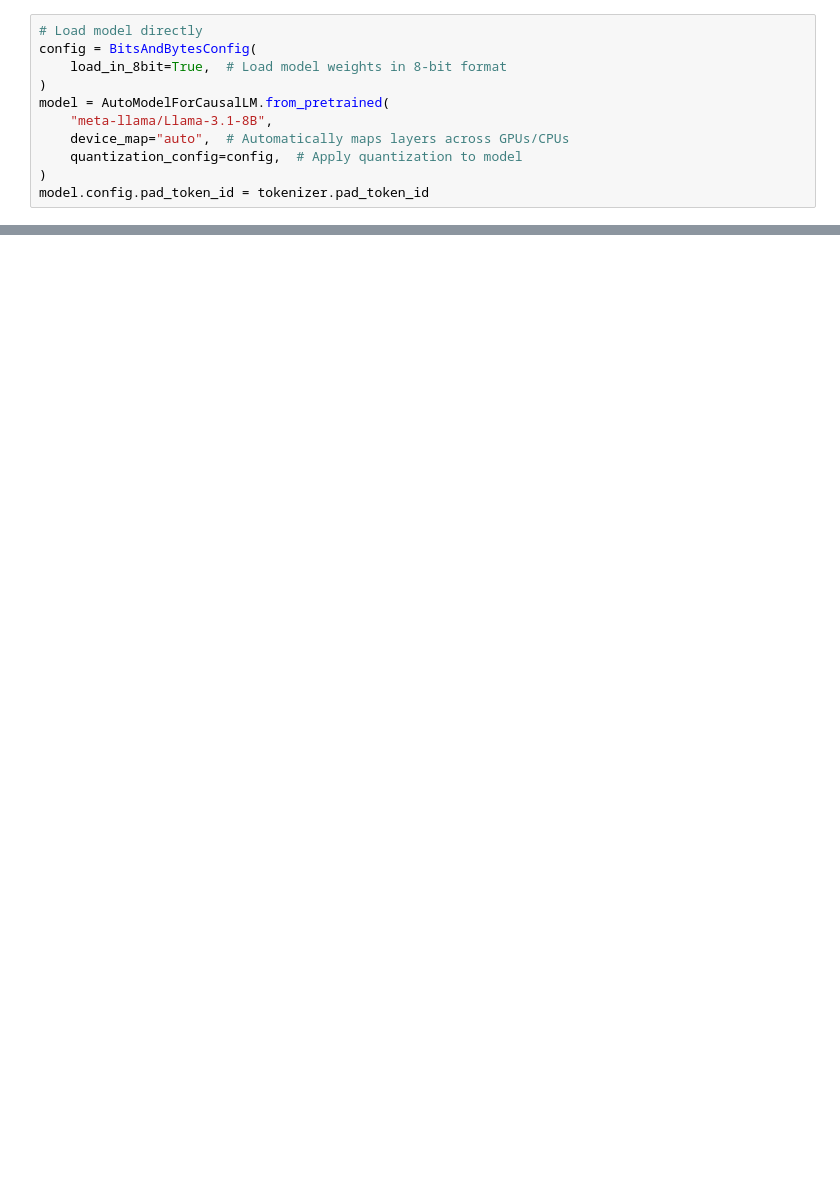
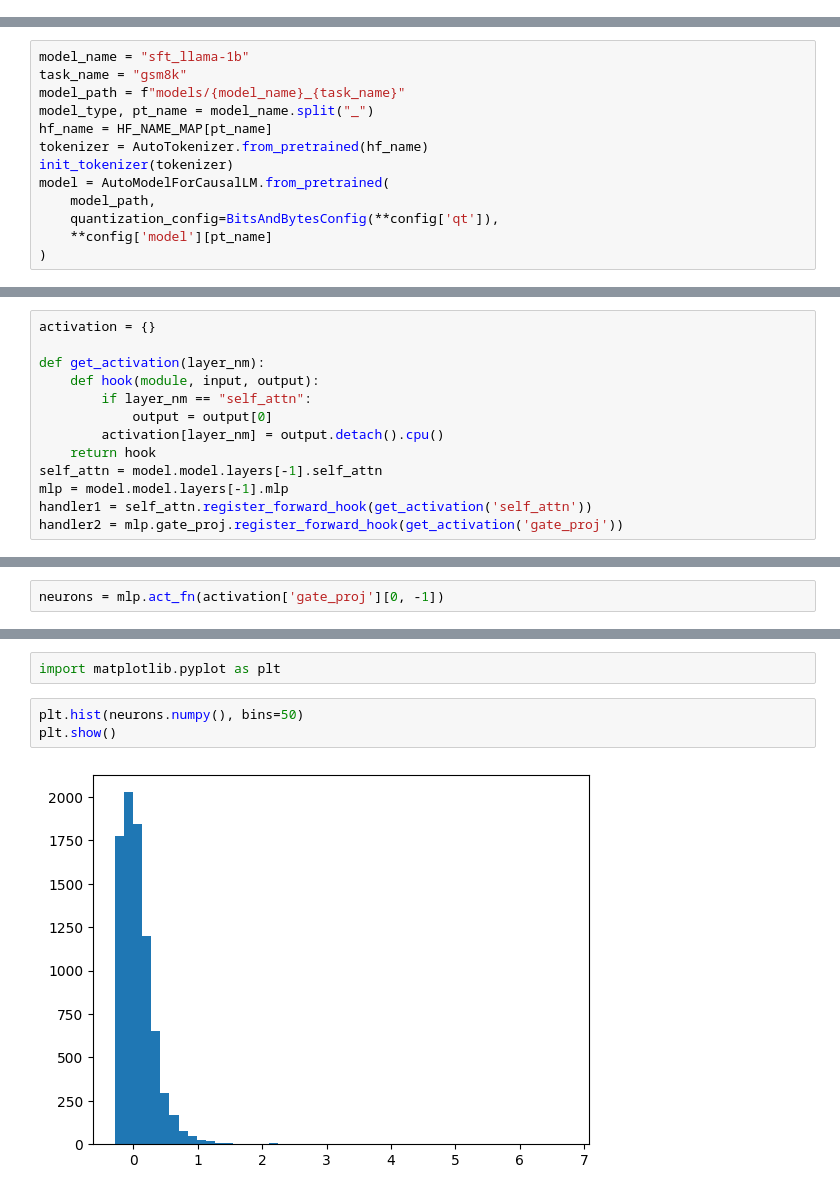
Before and after one commit to shiningstone23/verifier, a Jupyter notebook: notebooks/test.ipynb, the cells around one changed output, grey strips where cells are left out. Drawn from its saved outputs; the diff is of its cells as text; blank space fills up the shorter version.

```diff
--- a/notebooks/test.ipynb
+++ b/notebooks/test.ipynb
@@ -11,11 +0,0 @@ tokenizer.pad_token = tokenizer.eos_token
-# %%
-# Load model directly
-config = BitsAndBytesConfig(
-    load_in_8bit=True,  # Load model weights in 8-bit format
-)
-model = AutoModelForCausalLM.from_pretrained(
-    "meta-llama/Llama-3.1-8B",
-    device_map="auto",  # Automatically maps layers across GPUs/CPUs
-    quantization_config=config,  # Apply quantization to model
-)
-model.config.pad_token_id = tokenizer.pad_token_id
@@ -182,0 +94,13 @@ OutOfMemoryError: CUDA out of memory. Tried to allocate 32.00 GiB. GPU 0 has a t
+# %%
+model_name = "sft_llama-1b"
+task_name = "gsm8k"
+model_path = f"models/{model_name}_{task_name}"
+model_type, pt_name = model_name.split("_")
+hf_name = HF_NAME_MAP[pt_name]
+tokenizer = AutoTokenizer.from_pretrained(hf_name)
+init_tokenizer(tokenizer)
+model = AutoModelForCausalLM.from_pretrained(
+    model_path,
+    quantization_config=BitsAndBytesConfig(**config['qt']),
+    **config['model'][pt_name]
+)
@@ -182,0 +109,13 @@ OutOfMemoryError: CUDA out of memory. Tried to allocate 32.00 GiB. GPU 0 has a t
+# %%
+activation = {}
+
+def get_activation(layer_nm):
+    def hook(module, input, output):
+        if layer_nm == "self_attn":
+            output = output[0]
+        activation[layer_nm] = output.detach().cpu()
+    return hook
+self_attn = model.model.layers[-1].self_attn
+mlp = model.model.layers[-1].mlp
+handler1 = self_attn.register_forward_hook(get_activation('self_attn'))
+handler2 = mlp.gate_proj.register_forward_hook(get_activation('gate_proj'))
@@ -182,0 +134,2 @@ OutOfMemoryError: CUDA out of memory. Tried to allocate 32.00 GiB. GPU 0 has a t
+# %%
+neurons = mlp.act_fn(activation['gate_proj'][0, -1])
@@ -182,0 +143,7 @@ OutOfMemoryError: CUDA out of memory. Tried to allocate 32.00 GiB. GPU 0 has a t
+# %%
+import matplotlib.pyplot as plt
+# %%
+plt.hist(neurons.numpy(), bins=50)
+plt.show()
+# %% [output]
+[figure, added]
```
Also changed, not shown: parts of 31 cells of this notebook, 11 other files.
